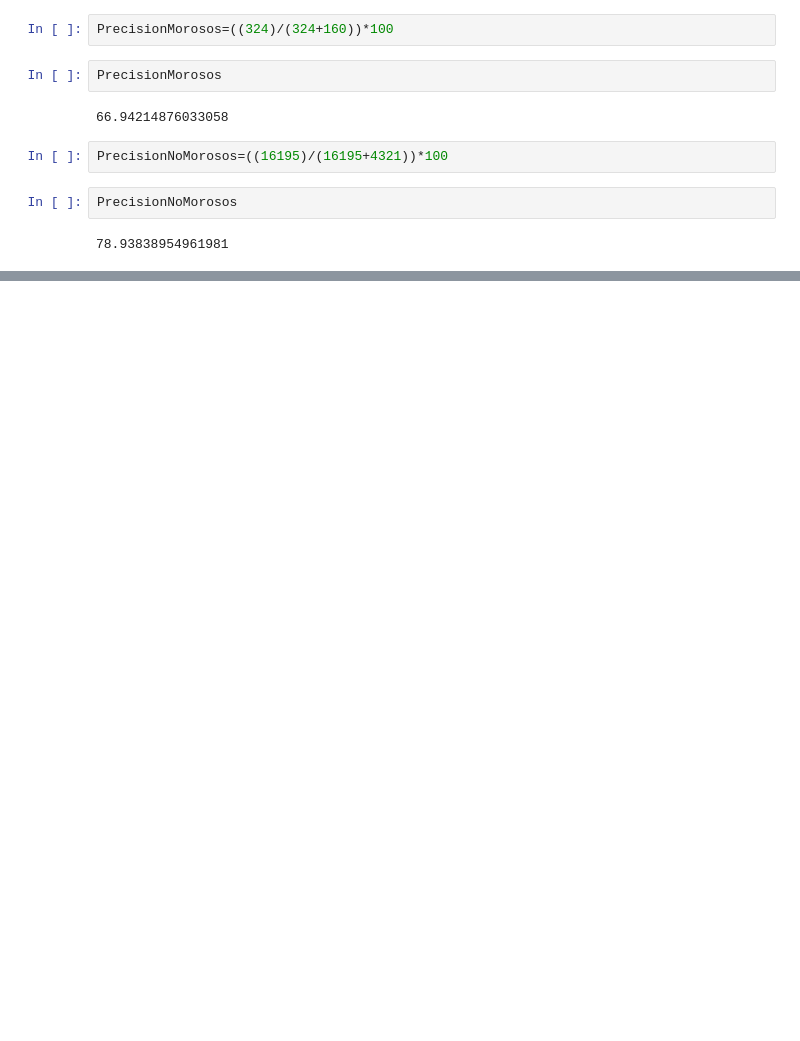
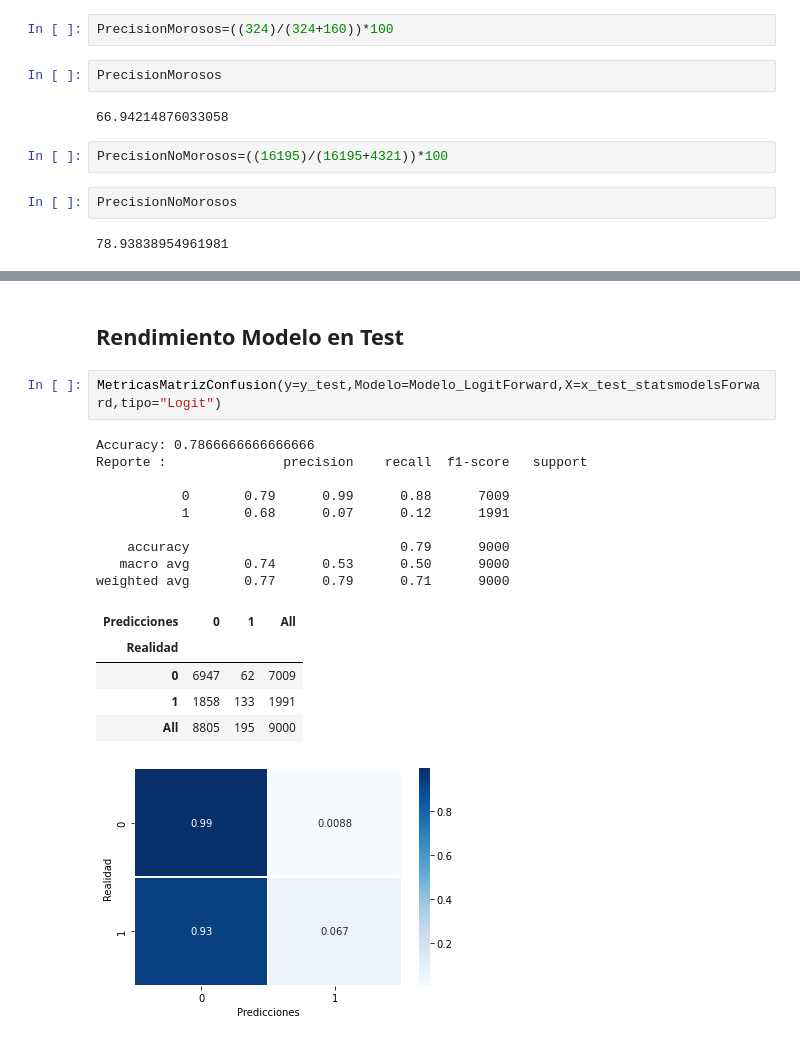
Before and after one commit to Oscar19922017/ModeloCredit2023, a Jupyter notebook: 3_Modelos.ipynb, the cells around one changed output, grey strips where cells are left out. Cells and saved outputs as stored; diff of their text form; blank space fills up the shorter version.

```diff
--- a/3_Modelos.ipynb
+++ b/3_Modelos.ipynb
@@ -582,0 +695,20 @@ PrecisionNoMorosos
+# %% [markdown]
+## **Rendimiento Modelo en Test**
+# %%
+MetricasMatrizConfusion(y=y_test,Modelo=Modelo_LogitForward,X=x_test_statsmodelsForward,tipo="Logit")
+# %% [output]
+Accuracy: 0.7866666666666666
+Reporte :               precision    recall  f1-score   support
+
+           0       0.79      0.99      0.88      7009
+           1       0.68      0.07      0.12      1991
+
+    accuracy                           0.79      9000
+   macro avg       0.74      0.53      0.50      9000
+weighted avg       0.77      0.79      0.71      9000
+| Predicciones | 0 | 1 | All |
+| Realidad |  |  |  |
+| 0 | 6947 | 62 | 7009 |
+| 1 | 1858 | 133 | 1991 |
+| All | 8805 | 195 | 9000 |
+[figure, added]
```
Also changed, not shown: parts of 27 cells of this notebook.
